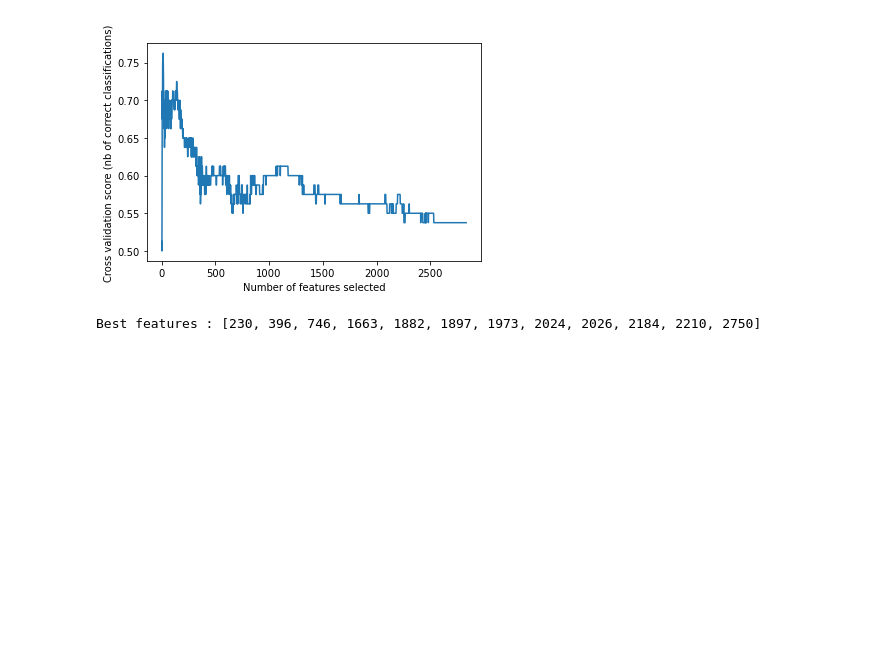
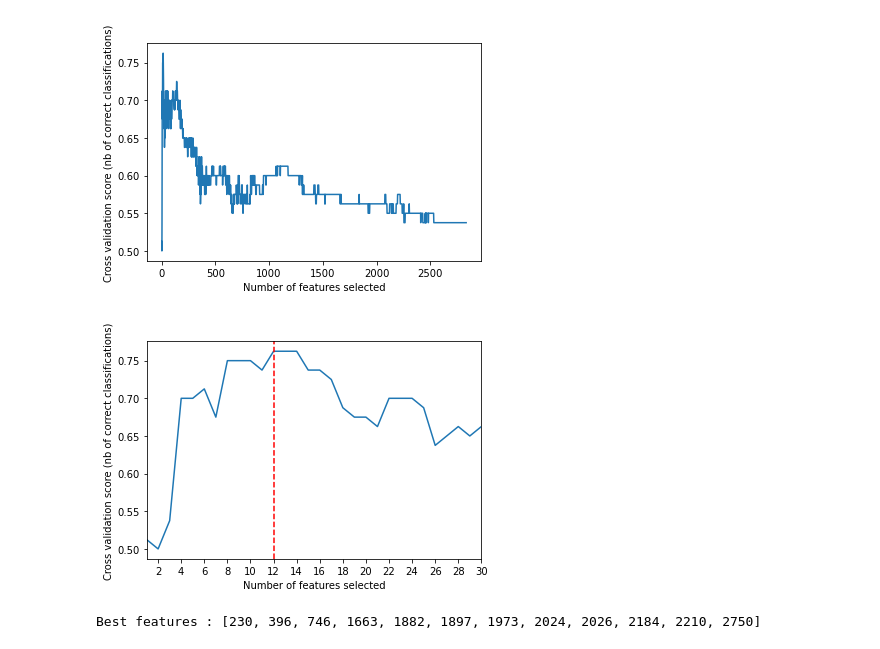
Before and after one commit to nbounatsos/bftm-project, a Jupyter notebook: bstm_svm.ipynb, the cells around one changed output. Cells and saved outputs as stored; diff of their text form; code cells hidden in the pictures; blank space fills up the shorter version.

Commit message:
Added dotted lines to the graph

```diff
--- a/bstm_svm.ipynb
+++ b/bstm_svm.ipynb
@@ -43,6 +43,18 @@ plt.plot(range(1, len(cv_scores) + 1), cv_scores)
 plt.show()
 # %% [output]
 [figure]
+# %%
+# Plot number of Features Vs Cross-validation scores
+plt.figure()
+plt.xlabel("Number of features selected")
+plt.ylabel("Cross validation score (nb of correct classifications)")
+plt.plot(range(1, len(cv_scores) + 1), cv_scores)
+plt.xticks(list(range(2,32,2)))
+plt.axvline(x=12, linestyle='--', color='red')
+plt.xlim([1, 30])
+plt.show()
+# %% [output]
+[figure, added]
 # %%
 features = list(X_train.columns[rfecv.support_])
 print('Best features :', features)
```
